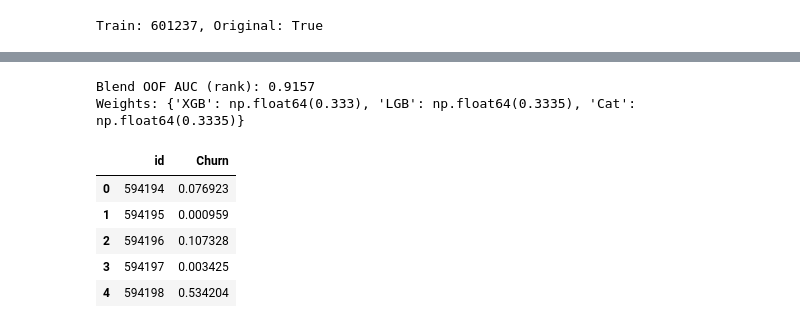
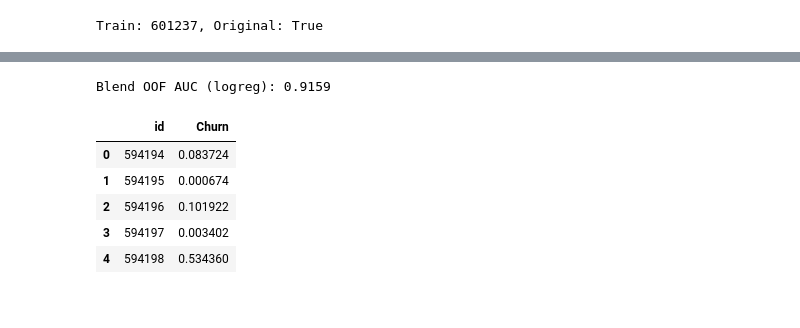
Before and after one commit to oivler/kaggle-predict-customer-churn, a Jupyter notebook: model.ipynb, the cells around one changed output, grey strips where cells are left out. Drawn from its saved outputs; the diff is of its cells as text; code cells hidden in the pictures.

```diff
--- a/model.ipynb
+++ b/model.ipynb
@@ -115,6 +118,13 @@ else:
 X_encoded = pd.get_dummies(X_full, drop_first=True)
 X_test_encoded = pd.get_dummies(X_test_raw, drop_first=True)
 X_test_encoded = X_test_encoded.reindex(columns=X_encoded.columns, fill_value=0)
+
+if USE_FEATURE_CLIP:
+    num_cols = X_encoded.select_dtypes(include=[np.number]).columns
+    for c in num_cols:
+        lo, hi = X_encoded[c].quantile(0.01), X_encoded[c].quantile(0.99)
+        X_encoded[c] = X_encoded[c].clip(lo, hi)
+        X_test_encoded[c] = X_test_encoded[c].clip(lo, hi)
 # %%
 from sklearn.model_selection import StratifiedKFold
 
@@ -271,7 +334,7 @@ from sklearn.isotonic import IsotonicRegression
 from scipy.optimize import minimize
 from scipy.stats import rankdata
 
-n_models = 3 if not USE_RF_ET else 5
+n_models = (4 if USE_HGB else 3) if not USE_RF_ET else 5
 oof = np.zeros((len(X_encoded), n_models))
 test_preds = np.zeros((len(X_test_encoded), n_models))
 
@@ -281,6 +344,8 @@ def get_models(seed, fold):
         LGBMClassifier(**best_lgb_params, random_state=seed+fold, verbose=-1),
         CatBoostClassifier(**best_cat_params, random_state=seed+fold, verbose=0),
     ]
+    if USE_HGB:
+        models.append(HistGradientBoostingClassifier(**best_hgb_params, random_state=seed+fold))
     if USE_RF_ET:
         models.extend([
             RandomForestClassifier(n_estimators=300, max_depth=12, class_weight='balanced', random_state=seed+fold),
@@ -311,7 +376,7 @@ def neg_auc(w):
 if STACK_RANK_LINEAR:
     oof_blend_input = oof_rank
     best_auc, best_w = -1, None
-    for x0 in [np.ones(n_models)/n_models, np.array([0.5, 0.3, 0.2] if n_models==3 else [0.2]*5)]:
+    for x0 in [np.ones(n_models)/n_models, np.array([0.5, 0.3, 0.2] if n_models==3 else [0.25]*4 if n_models==4 else [0.2]*5)]:
         result = minimize(neg_auc, x0=x0, method='SLSQP',
                           bounds=[(0, 1)]*n_models,
                           constraints={'type': 'eq', 'fun': lambda w: np.sum(w) - 1})
@@ -320,7 +385,7 @@ if STACK_RANK_LINEAR:
     w_rank = best_w
     oof_blend_input = oof_linear
     best_auc, best_w = -1, None
-    for x0 in [np.ones(n_models)/n_models, np.array([0.5, 0.3, 0.2] if n_models==3 else [0.2]*5)]:
+    for x0 in [np.ones(n_models)/n_models, np.array([0.5, 0.3, 0.2] if n_models==3 else [0.25]*4 if n_models==4 else [0.2]*5)]:
         result = minimize(neg_auc, x0=x0, method='SLSQP',
                           bounds=[(0, 1)]*n_models,
                           constraints={'type': 'eq', 'fun': lambda w: np.sum(w) - 1})
@@ -344,7 +409,7 @@ else:
     else:
         oof_blend_input = oof.copy()
     best_auc, best_w = -1, None
-    for x0 in [np.ones(n_models)/n_models, np.array([0.5, 0.3, 0.2] if n_models==3 else [0.2]*5)]:
+    for x0 in [np.ones(n_models)/n_models, np.array([0.5, 0.3, 0.2] if n_models==3 else [0.25]*4 if n_models==4 else [0.2]*5)]:
         result = minimize(neg_auc, x0=x0, method='SLSQP',
                           bounds=[(0, 1)]*n_models,
                           constraints={'type': 'eq', 'fun': lambda w: np.sum(w) - 1})
@@ -354,56 +419,72 @@ else:
     blend_oof = oof_blend_input @ blend_weights
     stack_alpha = None
 
+use_logreg_blend = False
+logreg_blender = None
+if USE_LOGREG_BLEND and not STACK_RANK_LINEAR:
+    from sklearn.linear_model import LogisticRegression
+    logreg_blender = LogisticRegression(C=1.0, max_iter=500, random_state=42)
+    logreg_blender.fit(oof_rank, y_full)
+    logreg_oof = logreg_blender.predict_proba(oof_rank)[:, 1]
+    auc_scipy = roc_auc_score(y_full, blend_oof)
+    auc_logreg = roc_auc_score(y_full, logreg_oof)
+    if auc_logreg > auc_scipy:
+        use_logreg_blend = True
+        blend_oof = logreg_oof
+
 if USE_ISOTONIC_CALIBRATION:
     iso_calib = IsotonicRegression(out_of_bounds='clip')
     iso_calib.fit(blend_oof, y_full)
     blend_oof = np.clip(iso_calib.predict(blend_oof), 0, 1)
 
-names = ['XGB','LGB','Cat'] + (['RF','ET'] if USE_RF_ET else [])
-mode_str = 'rank+linear' if STACK_RANK_LINEAR else BLEND_MODE
+names = ['XGB','LGB','Cat'] + (['HGB'] if USE_HGB else []) + (['RF','ET'] if USE_RF_ET else [])
+mode_str = 'rank+linear' if STACK_RANK_LINEAR else ('logreg' if use_logreg_blend else BLEND_MODE)
 print(f"Blend OOF AUC ({mode_str}): {roc_auc_score(y_full, blend_oof):.4f}")
-print(f"Weights: {dict(zip(names, np.round(blend_weights, 4)))}")
+if not use_logreg_blend:
+    print(f"Weights: {dict(zip(names, np.round(blend_weights, 4)))}")
 if STACK_RANK_LINEAR:
     print(f"Stack alpha (rank): {stack_alpha:.3f}")
 # %% [output]
-Blend OOF AUC (rank): 0.9157
-Weights: {'XGB': np.float64(0.333), 'LGB': np.float64(0.3335), 'Cat': np.float64(0.3335)}
+Blend OOF AUC (logreg): 0.9159
 # %%
 def blend_test(tp):
-    if STACK_RANK_LINEAR:
+    if use_logreg_blend:
+        tp_rank = np.column_stack([to_rank_percentiles(tp[:, i]) for i in range(n_models)])
+        preds = logreg_blender.predict_proba(tp_rank)[:, 1]
+    elif STACK_RANK_LINEAR:
         blend_rank = np.column_stack([to_rank_percentiles(tp[:, i]) for i in range(n_models)]) @ w_rank
         blend_linear = tp @ w_linear
         preds = stack_alpha * blend_rank + (1 - stack_alpha) * blend_linear
     elif BLEND_MODE == 'rank':
         tp_input = np.column_stack([to_rank_percentiles(tp[:, i]) for i in range(n_models)])
         preds = tp_input @ blend_weights
     else:
         preds = tp @ blend_weights
     if USE_ISOTONIC_CALIBRATION:
         preds = np.clip(iso_calib.predict(preds), 0, 1)
     return preds
 
 all_test_preds = [blend_test(test_preds)]
 for base_seed in [123, 456, 789, 2024, 2025][:N_SEEDS-1]:
     tp = np.zeros((len(X_test_encoded), n_models))
     for fold, (train_idx, val_idx) in enumerate(cv.split(X_encoded, y_full)):
         X_tr, X_val = X_encoded.iloc[train_idx], X_encoded.iloc[val_idx]
         y_tr = y_full.iloc[train_idx]
         sw_tr = sample_weights[train_idx]
         models = get_models(base_seed, fold)
         for i, m in enumerate(models):
             m.fit(X_tr, y_tr, sample_weight=sw_tr)
             tp[:, i] += m.predict_proba(X_test_encoded)[:, 1] / N_FOLDS
     all_test_preds.append(blend_test(tp))
 
 final_preds = np.mean(all_test_preds, axis=0)
 submission = pd.DataFrame({'id': test_ids, 'Churn': final_preds})
 submission.to_csv('submission.csv', index=False)
 submission.head()
 # %% [output]
 |  | id | Churn |
-| 0 | 594194 | 0.076923 |
-| 1 | 594195 | 0.000959 |
-| 2 | 594196 | 0.107328 |
-| 3 | 594197 | 0.003425 |
-| 4 | 594198 | 0.534204 |
+| 0 | 594194 | 0.083724 |
+| 1 | 594195 | 0.000674 |
+| 2 | 594196 | 0.101922 |
+| 3 | 594197 | 0.003402 |
+| 4 | 594198 | 0.534360 |
```
Also changed, not shown: parts of 6 cells of this notebook.
